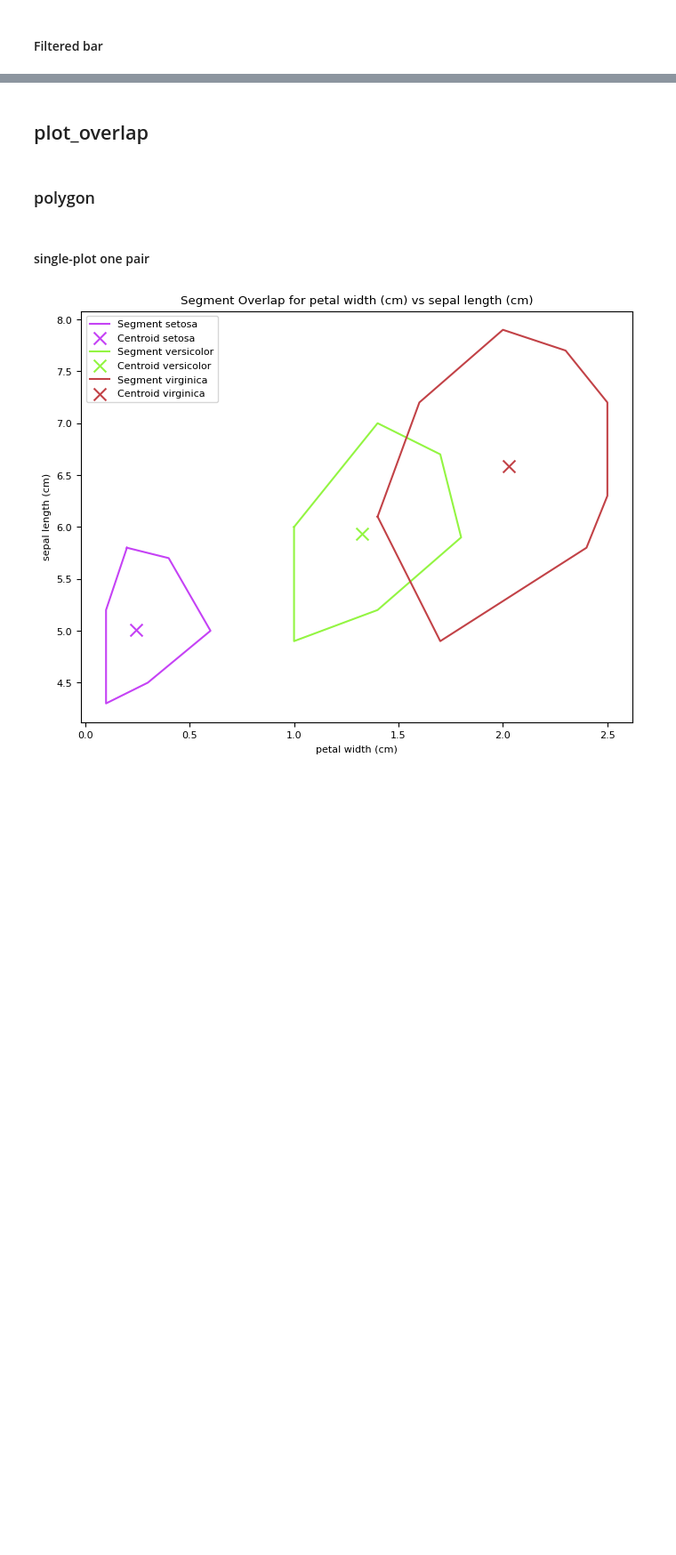
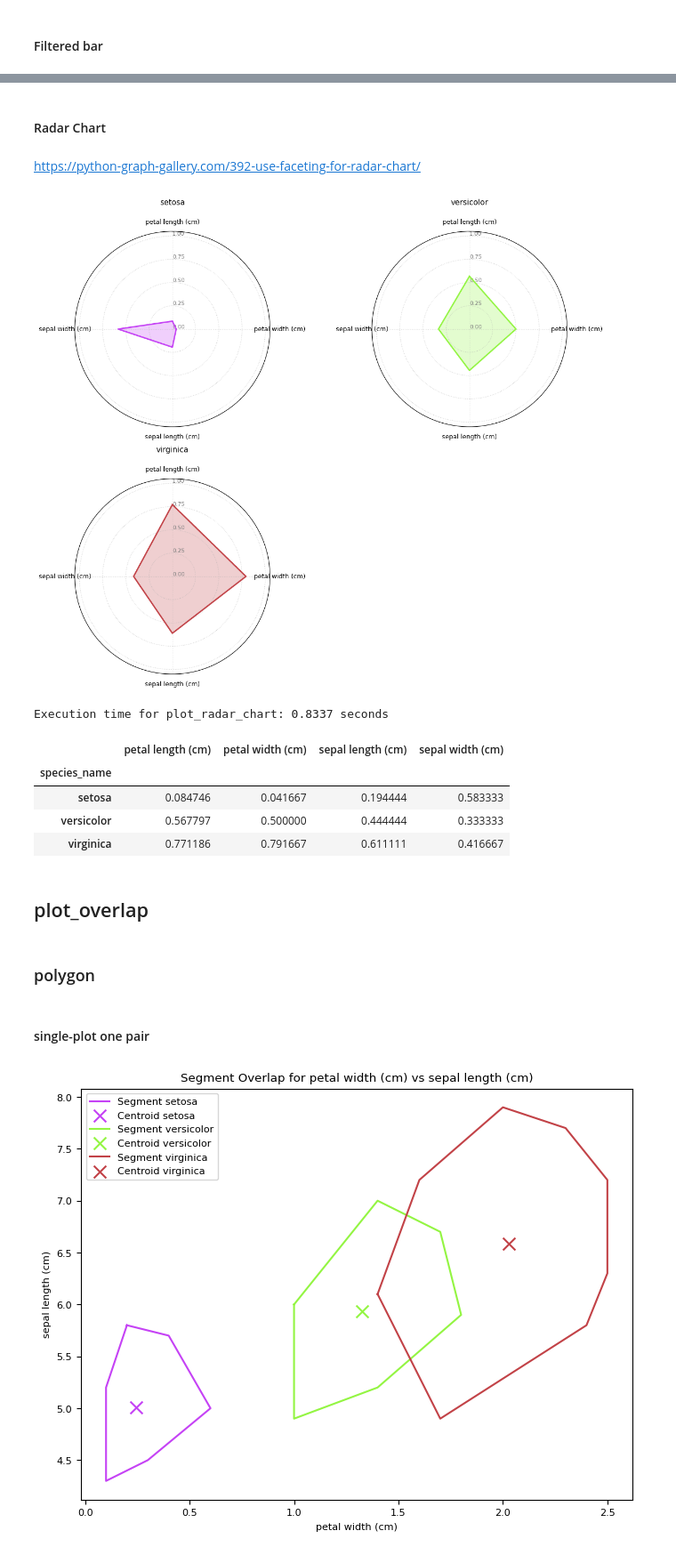
Before and after one commit to lidv94/post-analysis-clustering, a Jupyter notebook: dev.ipynb, the cells around one changed output, grey strips where cells are left out. Shown at 89% size. Cells and saved outputs as stored; diff of their text form; code cells hidden in the pictures; blank space fills up the shorter version.

Commit message:
add radar chart in plot_vis_clustering.py

```diff
--- a/dev.ipynb
+++ b/dev.ipynb
@@ -615,3 +615,23 @@ Execution time for plot_stacked_bar_by_bins: 3.2696 seconds
+# %% [markdown]
+#### Radar Chart
+# %% [markdown]
+https://python-graph-gallery.com/392-use-faceting-for-radar-chart/
+# %%
+plot_radar_chart(
+    raw_df=df_iris,
+    features=union_lean_feature_list,
+    target_cluster="species_name",
+    agg_method="median",
+    scaler_type = 'minmax'
+)
+# %% [output]
+[figure, added]
+Execution time for plot_radar_chart: 0.8337 seconds
+|  | petal length (cm) | petal width (cm) | sepal length (cm) | sepal width (cm) |
+| species_name |  |  |  |  |
+| setosa | 0.084746 | 0.041667 | 0.194444 | 0.583333 |
+| versicolor | 0.567797 | 0.500000 | 0.444444 | 0.333333 |
+| virginica | 0.771186 | 0.791667 | 0.611111 | 0.416667 |
 # %% [markdown]
 ## plot_overlap
 # %%
```
Also changed, not shown: parts of 32 cells of this notebook, 2 other files.
